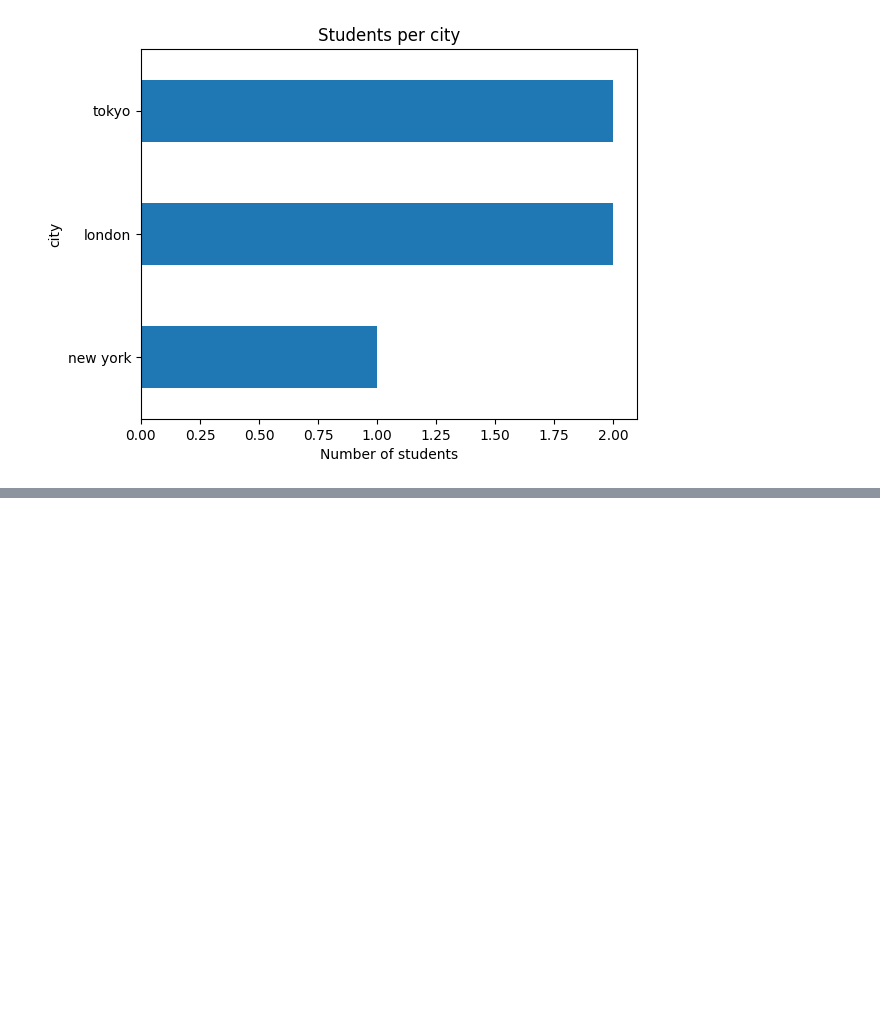
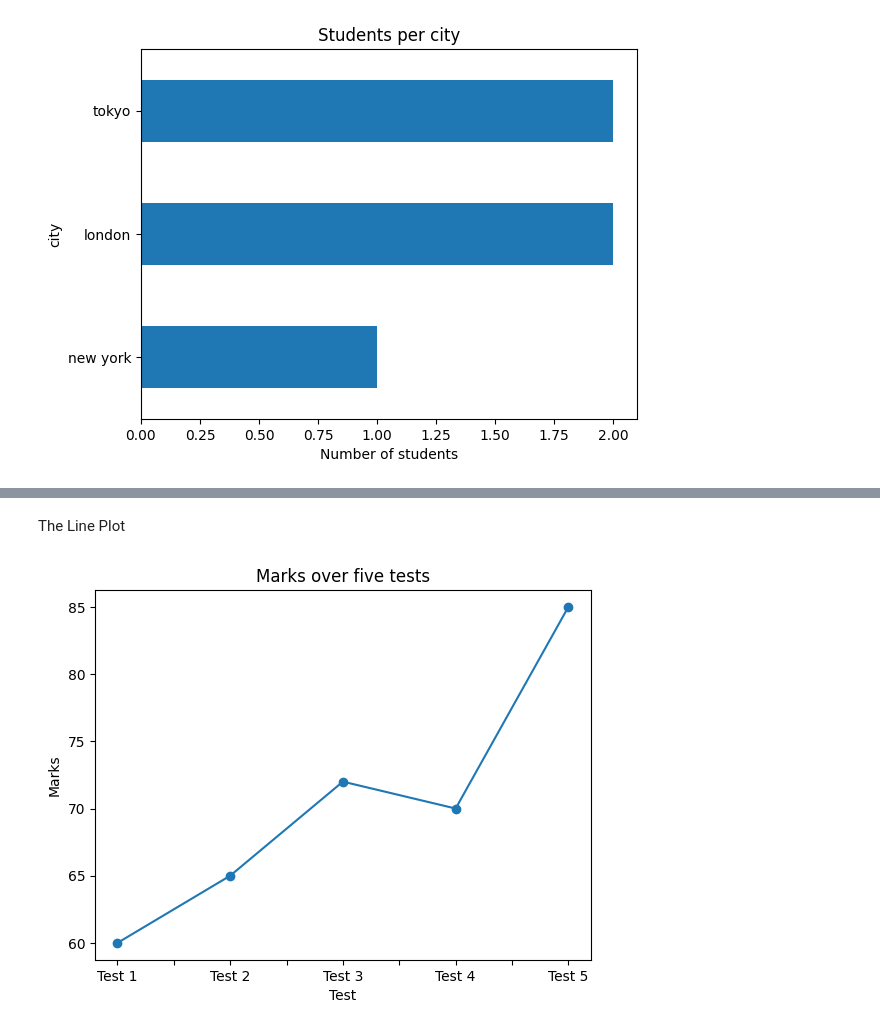
Before and after one commit to alizabetageri984-prog/Pandas-Learning, a Jupyter notebook: pandas.ipynb, the cells around one changed output, grey strips where cells are left out. Saved outputs shown, nothing was run; the diff lists cells and outputs as text; code cells hidden in the pictures; blank space fills up the shorter version.

```diff
--- a/pandas.ipynb
+++ b/pandas.ipynb
@@ -896,0 +923,18 @@ plt.show()
+# %% [markdown]
+The Line Plot
+# %%
+import pandas as pd
+import matplotlib.pyplot as plt
+
+marks = pd.Series(
+    [60, 65, 72, 70, 85],
+    index=["Test 1", "Test 2", "Test 3", "Test 4", "Test 5"]
+)
+
+marks.plot(kind="line", marker="o")
+plt.title("Marks over five tests")
+plt.xlabel("Test")
+plt.ylabel("Marks")
+plt.show()
+# %% [output]
+[figure, added]
```
Also changed, not shown: parts of 6 cells of this notebook.
